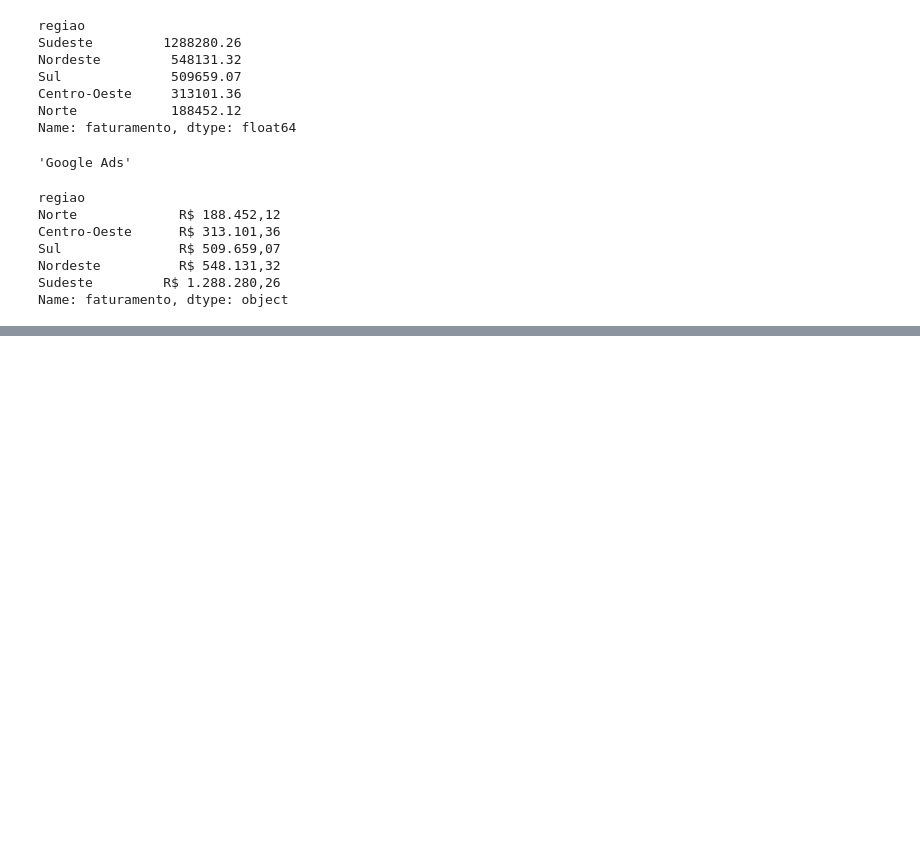
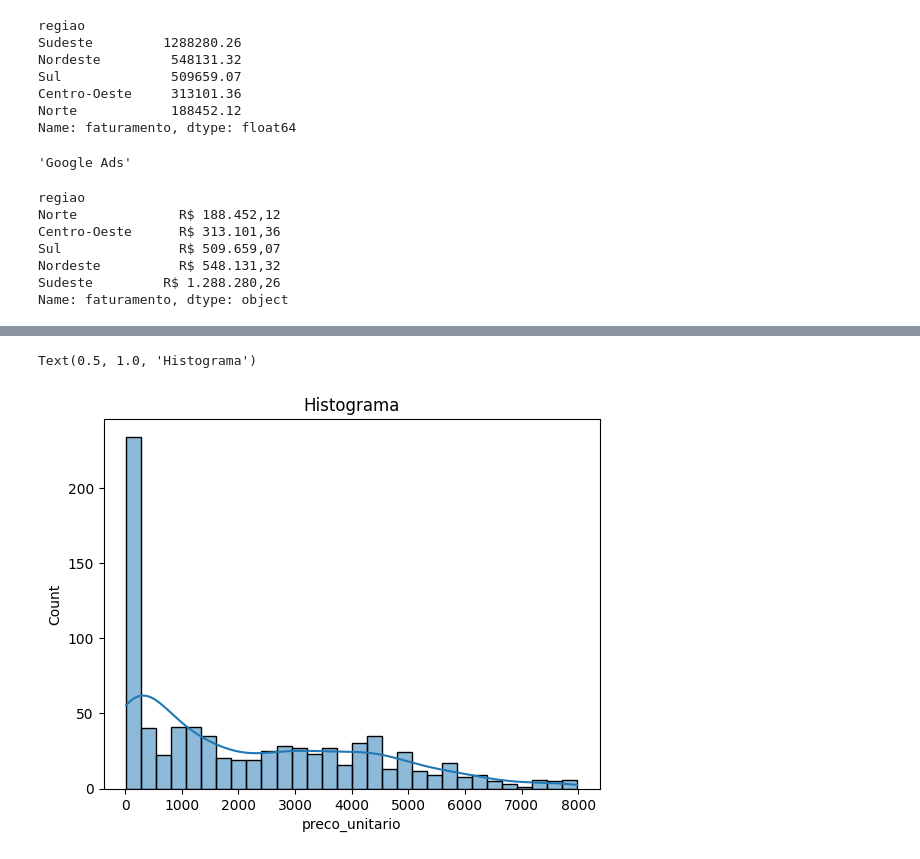
Before and after one commit to IsabellaZamai/TreinamentoDados, a Jupyter notebook: Aula_04.ipynb, the cells around one changed output, grey strips where cells are left out. Saved outputs shown, nothing was run; the diff lists cells and outputs as text; code cells hidden in the pictures; blank space fills up the shorter version.

```diff
--- a/Aula_04.ipynb
+++ b/Aula_04.ipynb
@@ -144,0 +168,6 @@ Name: faturamento, dtype: object
+# %%
+grafico = sns.histplot(data=df,x = "preco_unitario",kde=True,bins=30)
+grafico.set_title("Histograma")
+# %% [output]
+Text(0.5, 1.0, 'Histograma')
+[figure, added]
```
Also changed, not shown: parts of 12 cells of this notebook, 5 other files.
